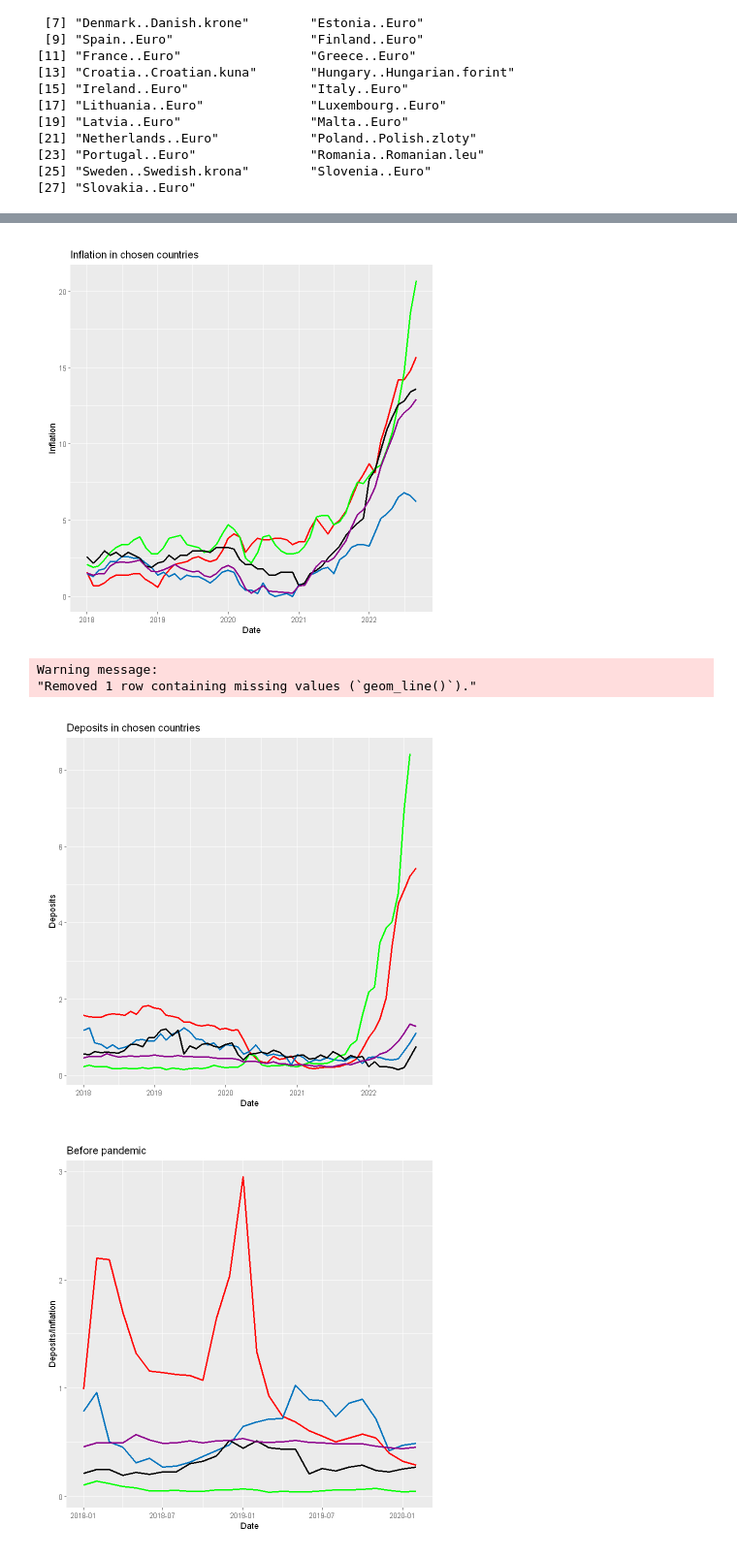
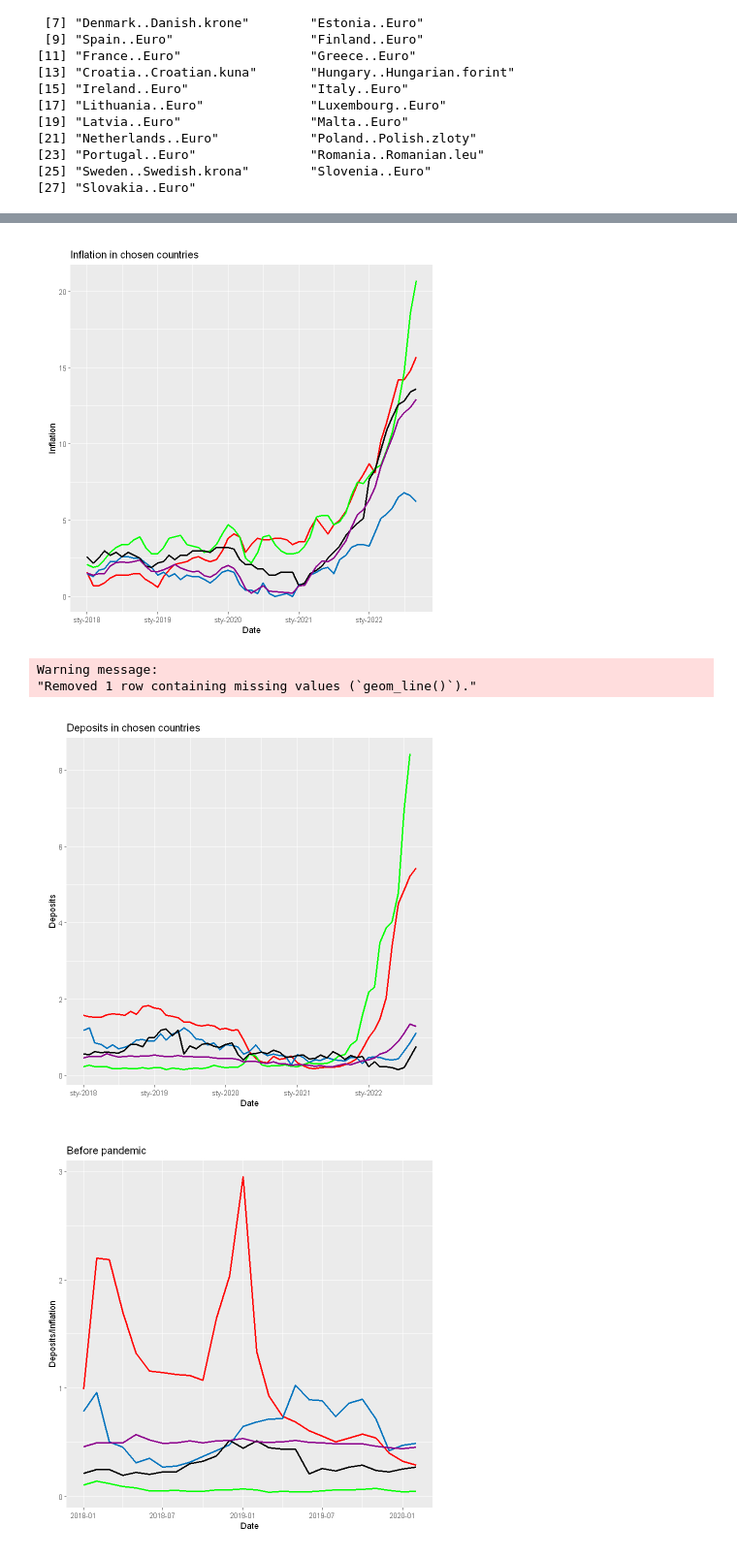
Before and after one commit to AdamixD/SAD_Projekt_1, a Jupyter notebook: Zadanie2.ipynb, the cells around one changed output, grey strips where cells are left out. Shown at 97% size. Drawn from its saved outputs; the diff is of its cells as text; code cells hidden in the pictures.

```diff
--- a/Zadanie2.ipynb
+++ b/Zadanie2.ipynb
@@ -174,2 +175,16 @@ ggplot(data = deposits_to_inflation) +
 [figure]
+# %%
+plot <- function(dataset, x_axis, y1, y2, y3, y4, y5, y_lab, title) {
+  ggplot(data = dataset) +
+    geom_line(aes(x = x_axis, y = y1), colour="#FF0000", size=1) +
+    geom_line(aes(x = x_axis, y = y2), color="#0072BD", size=1) +
+    geom_line(aes(x = x_axis, y = y3), color="#00FF00", size=1) +
+    geom_line(aes(x = x_axis, y = y4), color="#000000", size=1) +
+    geom_line(aes(x = x_axis, y = y5), color="#8B008B", size=1) +
+    theme(plot.margin = margin(.5,.5,.5,.5, "cm")) +
+    scale_x_date(date_labels = "%b-%Y") +
+    labs(x = "Date",
+        y = y_lab,
+        title = title)
+}
 # %%
@@ -190,31 +197,15 @@ Warning message:
 # %%
-ggplot(data = inflation_from2018) +
-    geom_line(aes(x = Period, y = Poland), color="#FF0000", size=1) +
-    geom_line(aes(x = Period, y = France), color="#0072BD", size=1) +
-    geom_line(aes(x = Period, y = Hungary), color="#00FF00", size=1) +
-    geom_line(aes(x = Period, y = Slovakia), color="#000000", size=1) +
-    geom_line(aes(x = Period, y = average), color="#8B008B", size=1) +
-    theme(plot.margin = margin(.5,.5,.5,.5, "cm")) +
-    labs(x = "Date",
-        y = "Inflation",
-        title = "Inflation in chosen countries")
+plot(inflation_from2018, inflation_from2018$Period, inflation_from2018$Poland, inflation_from2018$France,
+     inflation_from2018$Hungary, inflation_from2018$Slovakia, inflation_from2018$average, "Inflation", "Inflation in chosen countries")
 # %% [output]
-[figure, old version]
+[figure, new version]
 # %%
-ggplot(data = deposits_from2018) +
-    geom_line(aes(x = Period, y = Poland..Polish.zloty), colour="#FF0000", size=1) +
-    geom_line(aes(x = Period, y = France..Euro), color="#0072BD", size=1) +
-    geom_line(aes(x = Period, y = Hungary..Hungarian.forint), color="#00FF00", size=1) +
-    geom_line(aes(x = Period, y = Slovakia..Euro), color="#000000", size=1) +
-    geom_line(aes(x = Period, y = average), color="#8B008B", size=1) +
-    theme(plot.margin = margin(.5,.5,.5,.5, "cm")) +
-    labs(x = "Date",
-        y = "Deposits",
-        title = "Deposits in chosen countries")
+plot(deposits_from2018, deposits_from2018$Period, deposits_from2018$Poland, deposits_from2018$France,
+     deposits_from2018$Hungary, deposits_from2018$Slovakia, deposits_from2018$average, "Deposits", "Deposits in chosen countries")
 # %% [output]
 Warning message:
 "Removed 1 row containing missing values (`geom_line()`)."
-[figure, old version]
+[figure, new version]
 # %%
 # Creating ranges of intervals
 before_pandemic <- as.Date("01/01/2018", "%d/%m/%Y")
```
Also changed, not shown: parts of 8 cells of this notebook.
